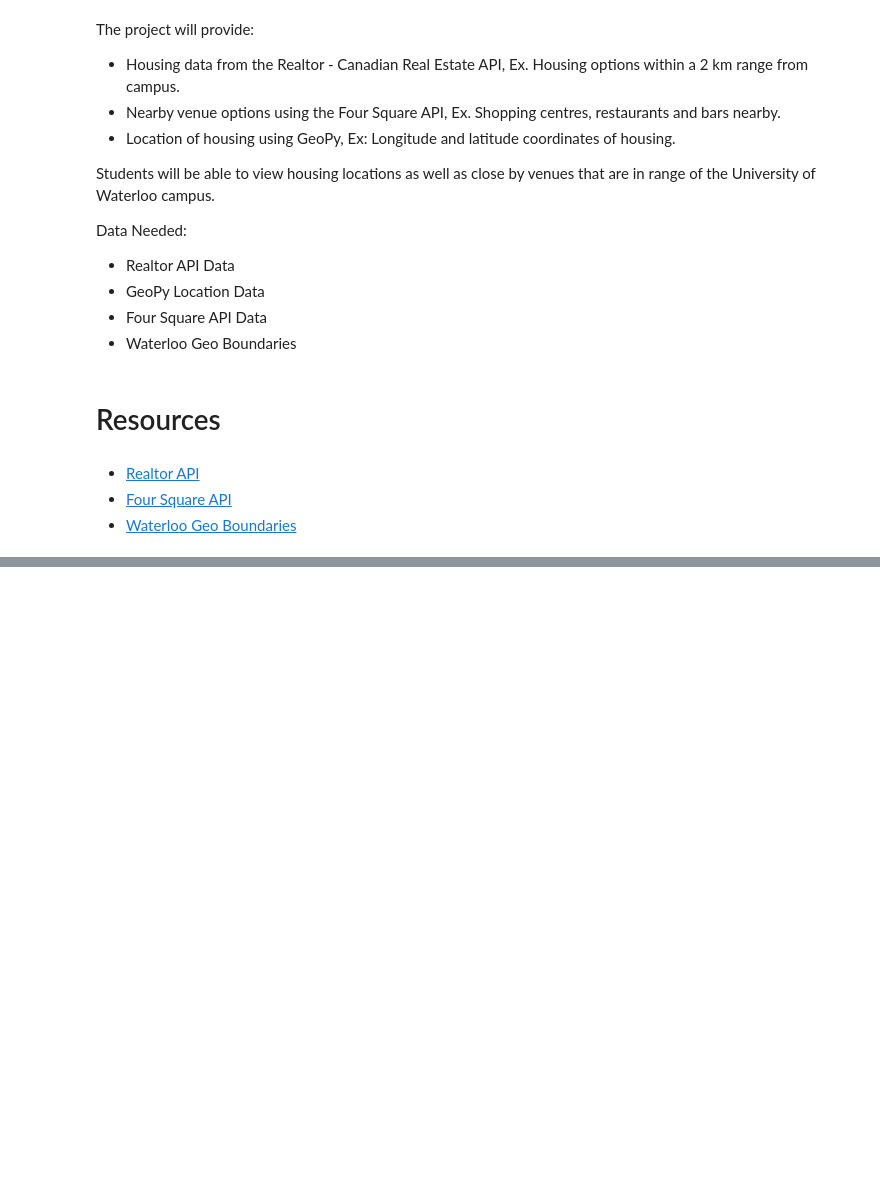
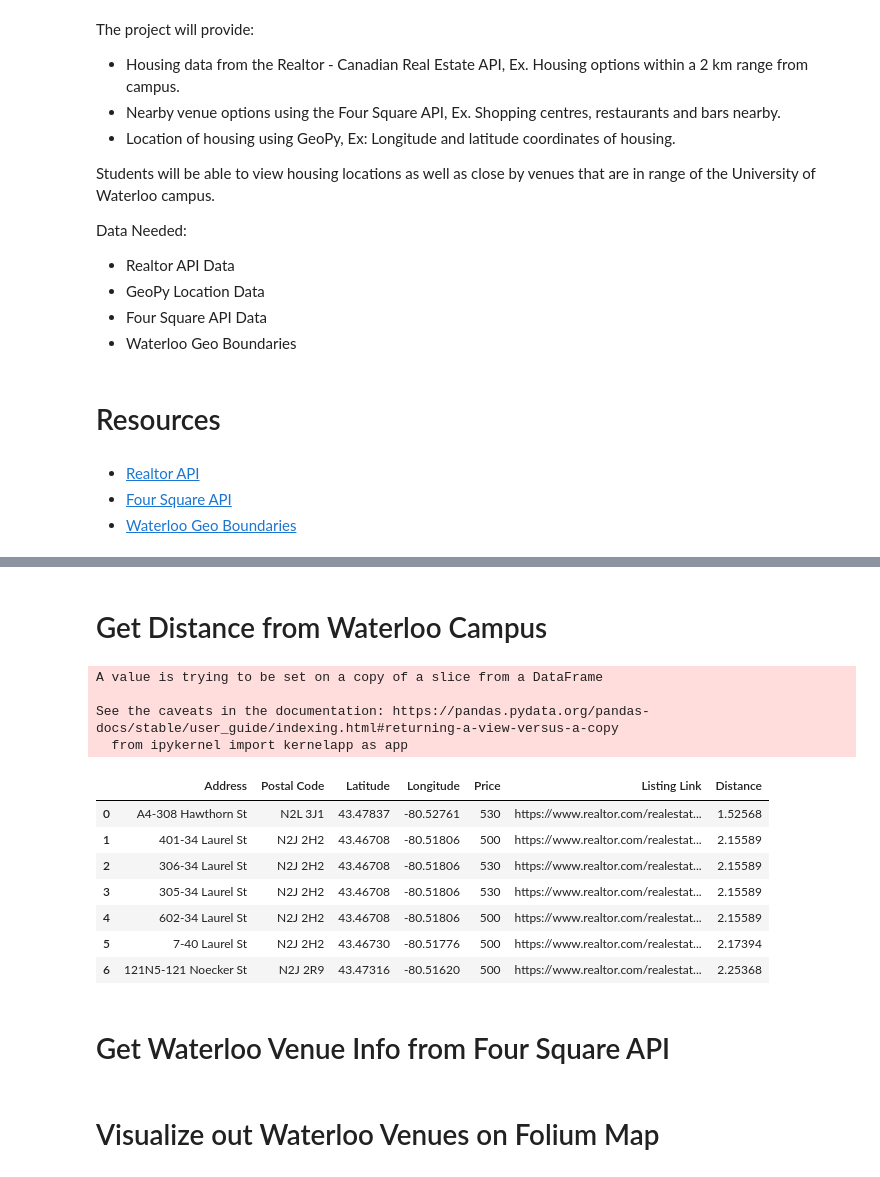
Before and after one commit to JacobRintjema/University-of-Waterloo-Student-Housing-and-Venue-Capstone-Project, a Jupyter notebook: UWaterloo Student Housing and Venue Capstone Prj.ipynb, the cells around one changed output, grey strips where cells are left out. Saved outputs shown, nothing was run; the diff lists cells and outputs as text; code cells hidden in the pictures; blank space fills up the shorter version.

```diff
--- a/UWaterloo Student Housing and Venue Capstone Prj.ipynb
+++ b/UWaterloo Student Housing and Venue Capstone Prj.ipynb
@@ -35,0 +163,2 @@ Data Needed:
+# %% [markdown]
+# Get Distance from Waterloo Campus
@@ -35,0 +176,21 @@ Data Needed:
+# %%
+for i in range(0, housing_df.shape[0]):
+    housing_df['Distance'][i] = distance(housing_df['Latitude'][i], housing_df['Longitude'][i])
+# %% [output]
+A value is trying to be set on a copy of a slice from a DataFrame
+
+See the caveats in the documentation: https://pandas.pydata.org/pandas-docs/stable/user_guide/indexing.html#returning-a-view-versus-a-copy
+  from ipykernel import kernelapp as app
+# %%
+housing_df
+# %% [output]
+|  | Address | Postal Code | Latitude | Longitude | Price | Listing Link | Distance |
+| 0 | A4-308 Hawthorn St | N2L 3J1 | 43.47837 | -80.52761 | 530 | https://www.realtor.com/realestat... | 1.52568 |
+| 1 | 401-34 Laurel St | N2J 2H2 | 43.46708 | -80.51806 | 500 | https://www.realtor.com/realestat... | 2.15589 |
+| 2 | 306-34 Laurel St | N2J 2H2 | 43.46708 | -80.51806 | 530 | https://www.realtor.com/realestat... | 2.15589 |
+| 3 | 305-34 Laurel St | N2J 2H2 | 43.46708 | -80.51806 | 530 | https://www.realtor.com/realestat... | 2.15589 |
+| 4 | 602-34 Laurel St | N2J 2H2 | 43.46708 | -80.51806 | 500 | https://www.realtor.com/realestat... | 2.15589 |
+| 5 | 7-40 Laurel St | N2J 2H2 | 43.46730 | -80.51776 | 500 | https://www.realtor.com/realestat... | 2.17394 |
+| 6 | 121N5-121 Noecker St | N2J 2R9 | 43.47316 | -80.51620 | 500 | https://www.realtor.com/realestat... | 2.25368 |
+# %% [markdown]
+# Get Waterloo Venue Info from Four Square API
@@ -35,0 +252,2 @@ Data Needed:
+# %% [markdown]
+# Visualize out Waterloo Venues on Folium Map
```
Also changed, not shown: parts of 27 cells of this notebook.
